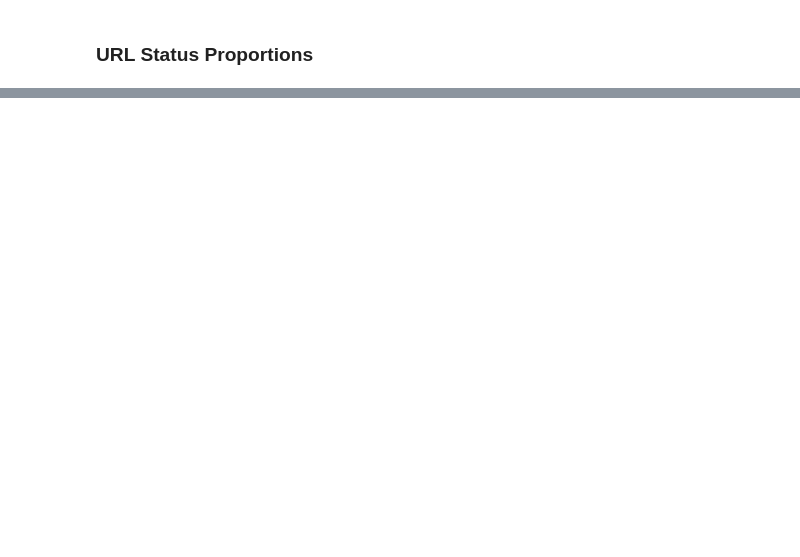
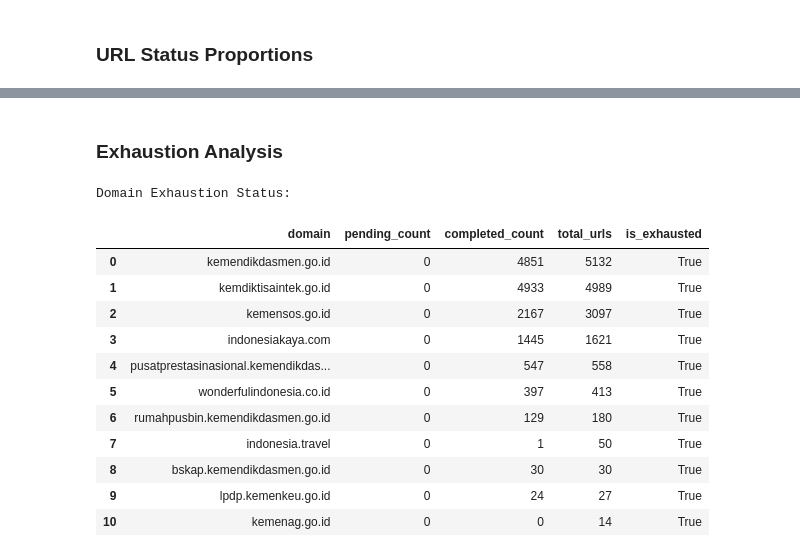
Before and after one commit to AITF-SR-02/crawler-gov-website, a Jupyter notebook: gov_edu_crawler/notebooks.ipynb/eda.ipynb, the cells around one changed output, grey strips where cells are left out. Cells and saved outputs as stored; diff of their text form; code cells hidden in the pictures; blank space fills up the shorter version.

```diff
--- a/gov_edu_crawler/notebooks.ipynb/eda.ipynb
+++ b/gov_edu_crawler/notebooks.ipynb/eda.ipynb
@@ -86,0 +364,36 @@ Status Proportions Table:
+# %% [markdown]
+### Exhaustion Analysis
+# %%
+# Identify Exhausted Domains
+# A domain is exhausted if it has no 'pending' URLs and its total URL count is stagnant.
+conn = sqlite3.connect('../data/dedupe.sqlite3')
+query = '''
+    SELECT domain,
+           SUM(CASE WHEN status = 'pending' THEN 1 ELSE 0 END) as pending_count,
+           SUM(CASE WHEN status = 'completed' THEN 1 ELSE 0 END) as completed_count,
+           COUNT(*) as total_urls
+    FROM url_jobs
+    GROUP BY domain
+    ORDER BY total_urls DESC
+'''
+df_exhaustion = pd.read_sql_query(query, conn)
+conn.close()
+
+df_exhaustion['is_exhausted'] = df_exhaustion['pending_count'] == 0
+
+print("Domain Exhaustion Status:")
+display(df_exhaustion)
+# %% [output]
+Domain Exhaustion Status:
+|  | domain | pending_count | completed_count | total_urls | is_exhausted |
+| 0 | kemendikdasmen.go.id | 0 | 4851 | 5132 | True |
+| 1 | kemdiktisaintek.go.id | 0 | 4933 | 4989 | True |
+| 2 | kemensos.go.id | 0 | 2167 | 3097 | True |
+| 3 | indonesiakaya.com | 0 | 1445 | 1621 | True |
+| 4 | pusatprestasinasional.kemendikdas... | 0 | 547 | 558 | True |
+| 5 | wonderfulindonesia.co.id | 0 | 397 | 413 | True |
+| 6 | rumahpusbin.kemendikdasmen.go.id | 0 | 129 | 180 | True |
+| 7 | indonesia.travel | 0 | 1 | 50 | True |
+| 8 | bskap.kemendikdasmen.go.id | 0 | 30 | 30 | True |
+| 9 | lpdp.kemenkeu.go.id | 0 | 24 | 27 | True |
+| 10 | kemenag.go.id | 0 | 0 | 14 | True |
```
Also changed, not shown: parts of 12 cells of this notebook, 29 other files.
